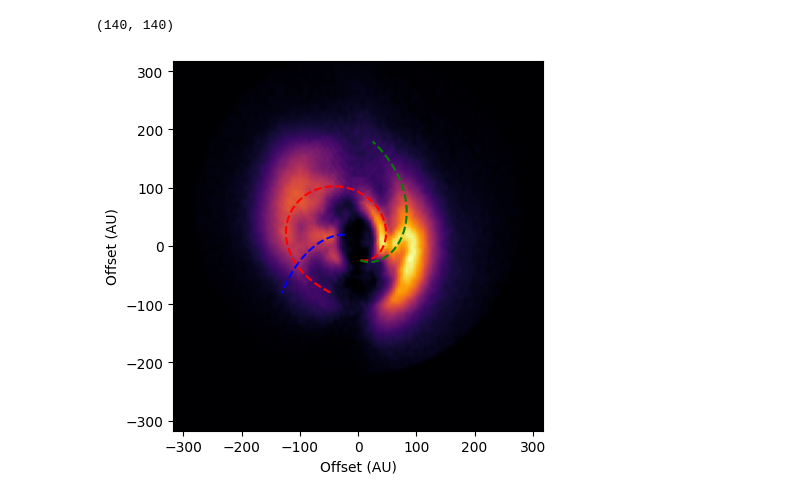
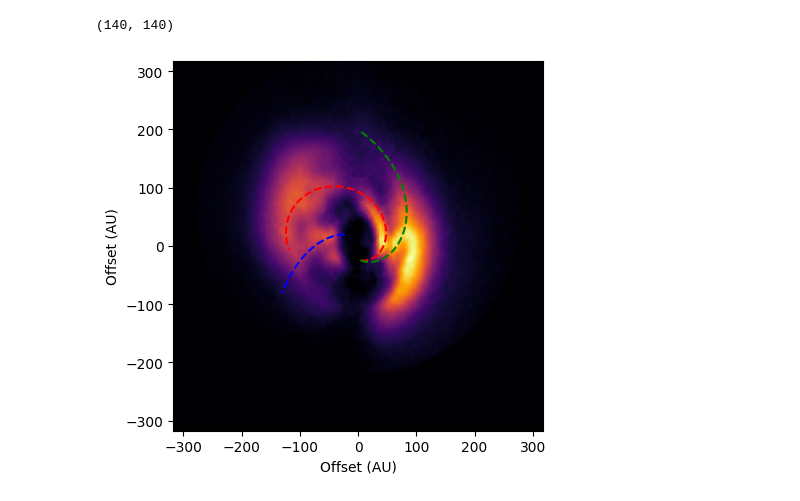
Before and after one commit to danmcl77/masters, a Jupyter notebook: Spiral Modelling.ipynb, the cells around one changed output. Cells and saved outputs as stored; diff of their text form; code cells hidden in the pictures.

```diff
--- a/Spiral Modelling.ipynb
+++ b/Spiral Modelling.ipynb
@@ -10,31 +48,61 @@ ATPyxDeproj.shape
 # %%
 plt.imshow(ATPyxDeproj,cmap='inferno',origin='lower',extent=[-317.3,317.3,-317.3,317.3],vmin=0)
 plt.xlabel('Offset (AU)')
 plt.ylabel('Offset (AU)')
 
-theta = np.radians(np.linspace(0,360*0.9,1000))
+theta = np.radians(np.linspace(0,360*0.8,1000))
 r = 25*np.exp(theta * 0.39)
 x_2 = r*np.cos(theta-np.radians(80))+(0.3*theta**3)
 y_2 = r*np.sin(theta-np.radians(80))+(0.12*theta**4)
 
+for i in range(len(theta)):
+    r[i] = np.sqrt(x_2[i]**2 + y_2[i]**2)
+    theta[i] = np.arctan2(y_2[i],x_2[i])*180/np.pi
+
+spiral1 = [x_2,y_2,r,theta]
+
 plt.plot(x_2,y_2,linestyle='dashed',color='red')
 
 
-theta = np.radians(np.linspace(0,360*0.45,1000))
+
+
+theta = np.radians(np.linspace(0,360*0.47,1000))
 r = 25*np.exp(theta * 0.7)
 x_2 = r*np.cos(theta-np.radians(80))
 y_2 = r*np.sin(theta-np.radians(80))
+for i in range(len(theta)):
+    theta[i] = np.arctan2(y_2[i],x_2[i])*180/np.pi
+
+    r[i] = np.sqrt(x_2[i]**2 + y_2[i]**2)
+
+spiral2 = [x_2,y_2,r,theta]
 
 plt.plot(x_2,y_2,linestyle='dashed',color='green')
 
 theta = np.radians(np.linspace(0,360*0.2,1000))
 r = -30*np.exp(theta * 1.3)
 x_2 = r*np.cos(theta-np.radians(40))
 y_2 = r*np.sin(theta-np.radians(40))
+spiral3 = [x_2,y_2]
 
 plt.plot(x_2,y_2,linestyle='dashed',color='blue')
 
 
-plt.savefig('spiralangleshit.png')
+phi = rafikovwake(spiral1,3/2,1/4,10,10,0.05)
+
+x_1 = phi[0]*np.cos(phi[1])
+y_1 = phi[1]*np.sin(phi[1])
+
+#plt.plot(x_1,y_1,linestyle='dashed',color='yellow')
+
+theta = pitchangleprediction(spiral2,0,1.2,60)
+
+x_1 = theta[0]*np.cos(theta[1])
+y_1 = theta[1]*np.sin(theta[1])
+
+#plt.plot(x_1,y_1,linestyle='dashed',color='yellow')
+
+
+#plt.savefig('spiralangleshit.png')
 # %% [output]
-[figure, old version]
+[figure, new version]
```
Also changed, not shown: parts of 5 cells of this notebook, 1 other file.
